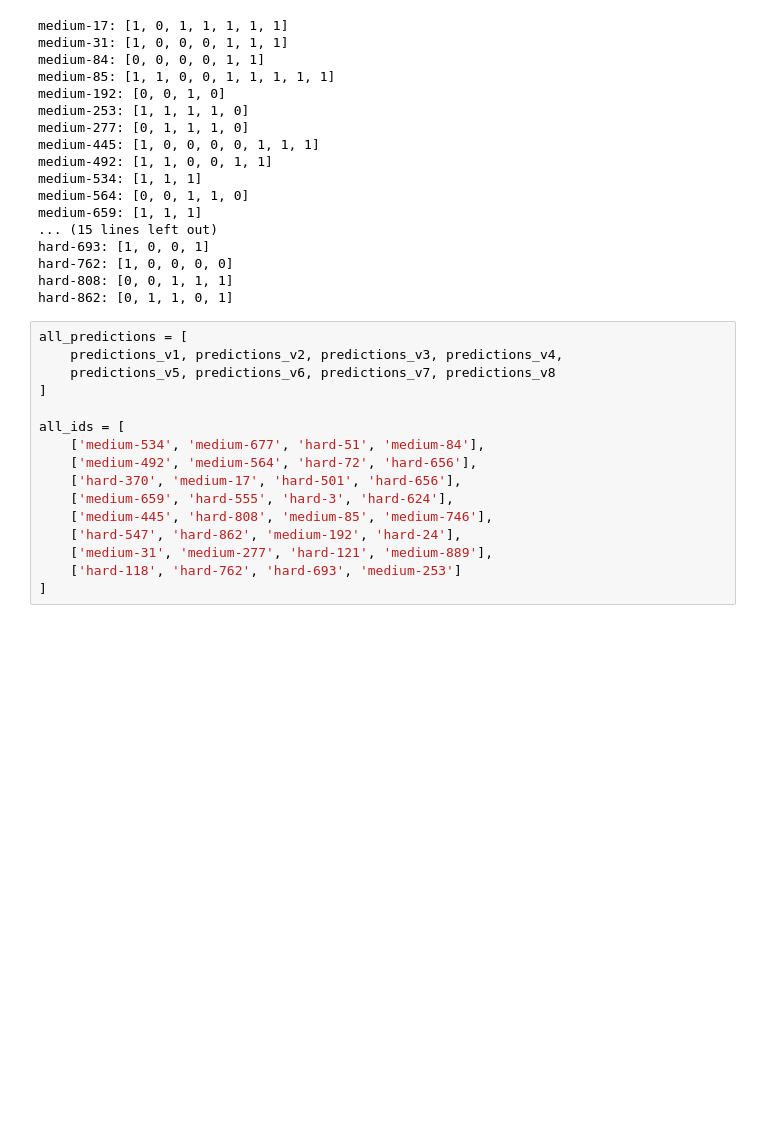
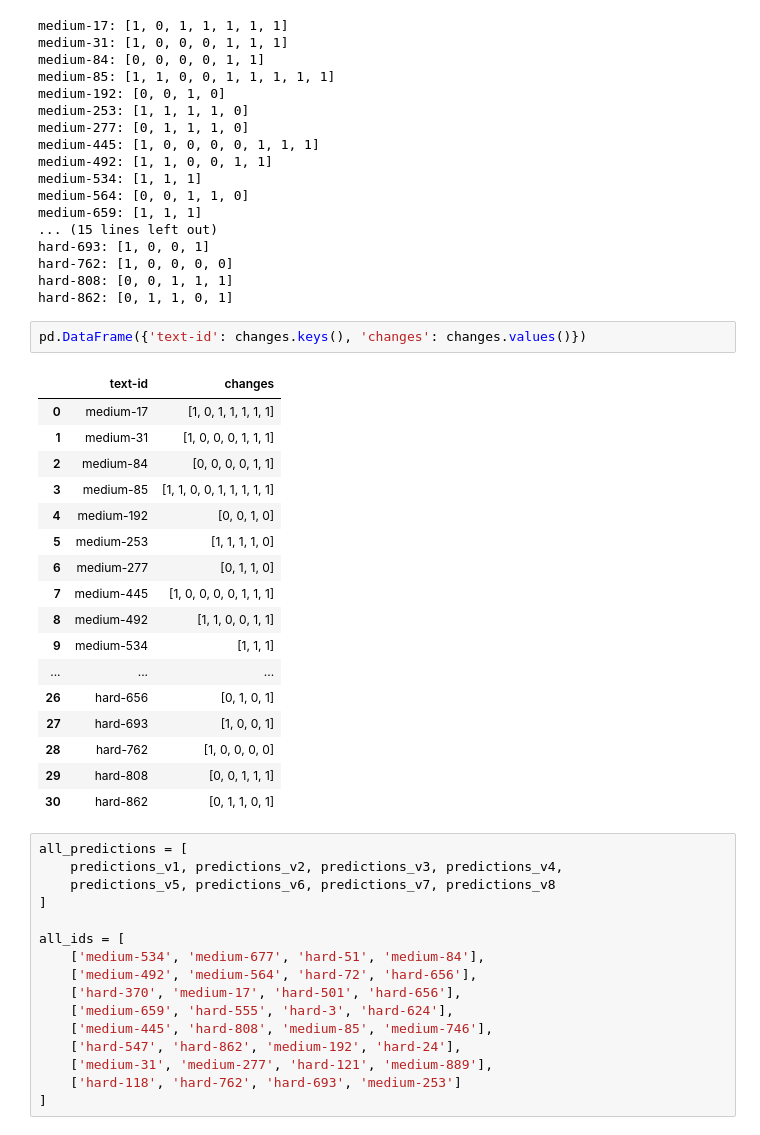
Before and after one commit to bnikolic2/Author-Style-Detection, a Jupyter notebook: Analiza_Anketa.ipynb, the cells around one changed output. Saved outputs shown, nothing was run; the diff lists cells and outputs as text; blank space fills up the shorter version.

```diff
--- a/Analiza_Anketa.ipynb
+++ b/Analiza_Anketa.ipynb
@@ -424,6 +426,26 @@ hard-693: [1, 0, 0, 1]
 hard-762: [1, 0, 0, 0, 0]
 hard-808: [0, 0, 1, 1, 1]
 hard-862: [0, 1, 1, 0, 1]
+# %%
+pd.DataFrame({'text-id': changes.keys(), 'changes': changes.values()})
+# %% [output]
+|  | text-id | changes |
+| 0 | medium-17 | [1, 0, 1, 1, 1, 1, 1] |
+| 1 | medium-31 | [1, 0, 0, 0, 1, 1, 1] |
+| 2 | medium-84 | [0, 0, 0, 0, 1, 1] |
+| 3 | medium-85 | [1, 1, 0, 0, 1, 1, 1, 1, 1] |
+| 4 | medium-192 | [0, 0, 1, 0] |
+| 5 | medium-253 | [1, 1, 1, 1, 0] |
+| 6 | medium-277 | [0, 1, 1, 0] |
+| 7 | medium-445 | [1, 0, 0, 0, 0, 1, 1, 1] |
+| 8 | medium-492 | [1, 1, 0, 0, 1, 1] |
+| 9 | medium-534 | [1, 1, 1] |
+| ... | ... | ... |
+| 26 | hard-656 | [0, 1, 0, 1] |
+| 27 | hard-693 | [1, 0, 0, 1] |
+| 28 | hard-762 | [1, 0, 0, 0, 0] |
+| 29 | hard-808 | [0, 0, 1, 1, 1] |
+| 30 | hard-862 | [0, 1, 1, 0, 1] |
 # %%
 all_predictions = [
     predictions_v1, predictions_v2, predictions_v3, predictions_v4,
```
Also changed, not shown: parts of 4 cells of this notebook, 8 other files.
